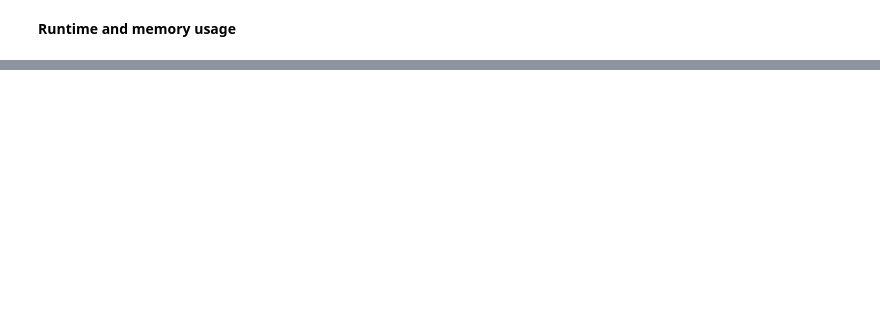
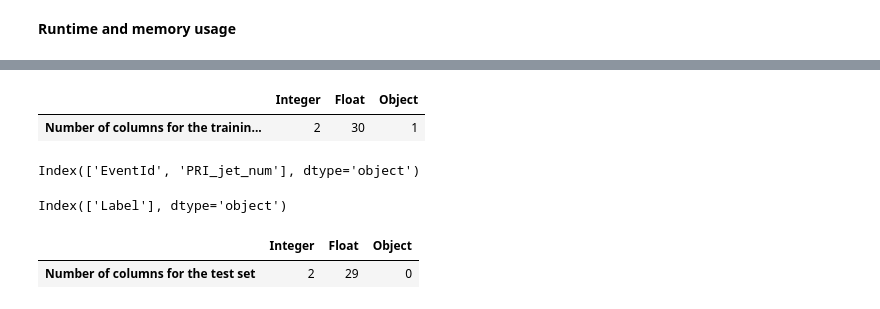
Before and after one commit to andysingal/xgboost, a Jupyter notebook: xgboost.ipynb, the cells around one changed output, grey strips where cells are left out. Cells and saved outputs as stored; diff of their text form; code cells hidden in the pictures; blank space fills up the shorter version.

```diff
--- a/xgboost.ipynb
+++ b/xgboost.ipynb
@@ -87,0 +221,30 @@ process = psutil.Process(os.getpid())
+# %%
+# Count of column datatypes for the training dataset
+df_cols_train = pd.DataFrame(index = ['Number of columns for the training set'], columns = ['Integer', 'Float', 'Object'])
+df_cols_train['Integer'] = len(data_train.columns[data_train.dtypes == 'int64'])
+df_cols_train['Float'] = len(data_train.columns[data_train.dtypes == 'float64'])
+df_cols_train['Object'] = len(data_train.columns[data_train.dtypes == 'object'])
+df_cols_train
+# %% [output]
+|  | Integer | Float | Object |
+| Number of columns for the trainin... | 2 | 30 | 1 |
+# %%
+# Integer columns in the training dataset
+data_train.columns[data_train.dtypes == 'int64']
+# %% [output]
+Index(['EventId', 'PRI_jet_num'], dtype='object')
+# %%
+# Object columns in the training dataset
+data_train.columns[data_train.dtypes == 'object']
+# %% [output]
+Index(['Label'], dtype='object')
+# %%
+# Count of column datatypes for the test dataset
+df_cols_test = pd.DataFrame(index = ['Number of columns for the test set'], columns = ['Integer', 'Float', 'Object'])
+df_cols_test['Integer'] = len(data_test.columns[data_test.dtypes == 'int64'])
+df_cols_test['Float'] = len(data_test.columns[data_test.dtypes == 'float64'])
+df_cols_test['Object'] = len(data_test.columns[data_test.dtypes == 'object'])
+df_cols_test
+# %% [output]
+|  | Integer | Float | Object |
+| Number of columns for the test set | 2 | 29 | 0 |
```
Also changed, not shown: parts of 15 cells of this notebook.
